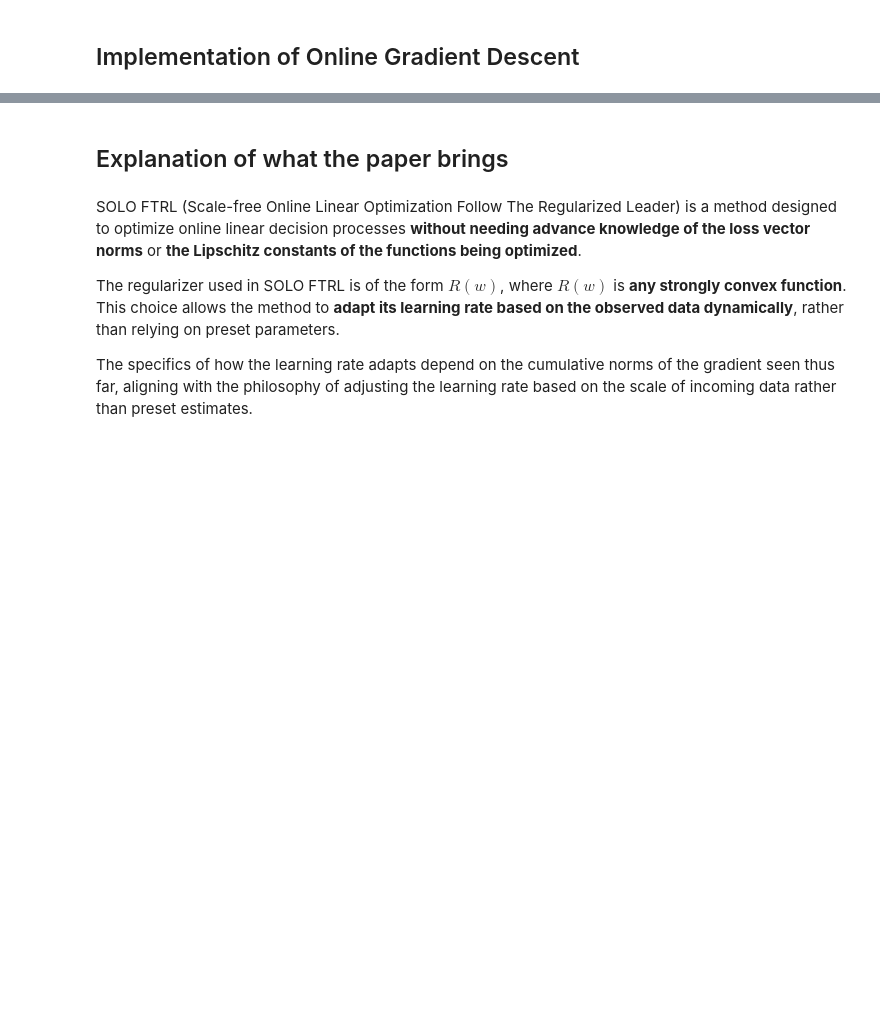
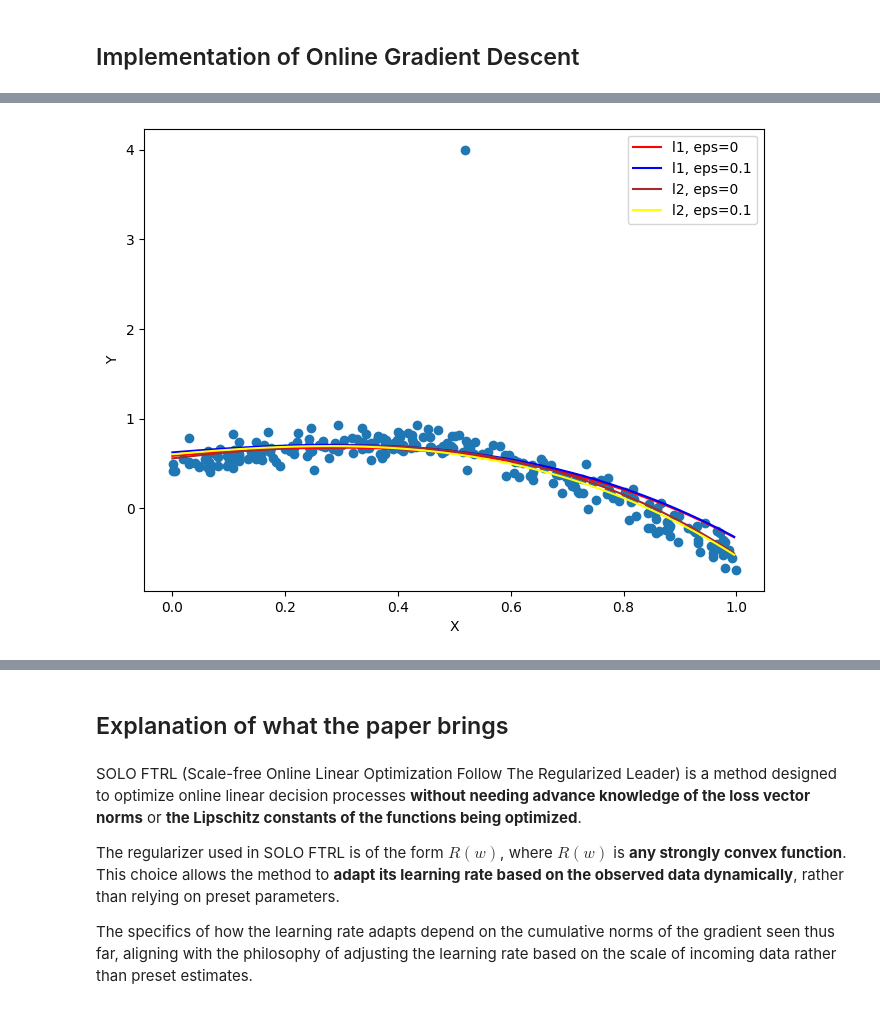
Before and after one commit to omeurer/ESSEC_seq_opt, a Jupyter notebook: final_notebook.ipynb, the cells around one changed output, grey strips where cells are left out. Saved outputs shown, nothing was run; the diff lists cells and outputs as text; code cells hidden in the pictures; blank space fills up the shorter version.

```diff
--- a/final_notebook.ipynb
+++ b/final_notebook.ipynb
@@ -71,6 +74,6 @@ $$ L_{\epsilon, p}(u) = max(|u| − ε, 0)^p$$
 # %%
-def OnlineLoss(param, x, y, degree=1, eps=0):
+def lipschitz_loss(param, x, y, L):
 
     """ Returns the loss of a single point regarding y (dim 1) and x (multi dimension point)"""
-    l = np.max(np.abs(y-np.dot(param, x))-eps,0)**degree
-    return(l)
+
+    return np.clip(np.abs(y - np.dot(param, x)), 0, L)
@@ -103,0 +113,75 @@ ValueError: shapes (1,) and (10,) not aligned: 1 (dim 0) != 10 (dim 0)
+# %%
+
+
+n = 250
+d = 4
+noise = 0.1
+
+design = np.random.uniform(low=0, high=1, size=n)
+X = np.ones(shape=(n,d))
+for i in range(1,d):
+    X[:,i] = design**i
+Y = 1-design**2-np.abs(design-0.5) + noise*np.random.normal(size=n)
+
+Y[100] = 4  ## use this line to test the effect of an outlier
+
+# online learning, compare 4 estimators (loss=absolute or quadratic, epsilon=0 or 0.1),
+# but we will only compare their absolute losses
+
+params = np.zeros(shape=(4,d))
+quad_losses = np.zeros(shape=(4,n))
+
+for i in range(n):
+    quad_losses[0,i] = OnlineLoss(params[0], X[i], Y[i], degree=2, eps=0)
+    quad_losses[1,i] = OnlineLoss(params[1], X[i], Y[i], degree=2, eps=0)
+    quad_losses[2,i] = OnlineLoss(params[2], X[i], Y[i], degree=2, eps=0)
+    quad_losses[3,i] = OnlineLoss(params[3], X[i], Y[i], degree=2, eps=0)
+    params[0] = params[0]-OnlineGradient(params[0], X[i], Y[i], degree=1, eps=0)/np.sqrt(i+1)
+    params[1] = params[1]-OnlineGradient(params[1], X[i], Y[i], degree=1, eps=0.1)/np.sqrt(i+1)
+    params[2] = params[2]-OnlineGradient(params[2], X[i], Y[i], degree=2, eps=0)/np.sqrt(i+1)
+    params[3] = params[3]-OnlineGradient(params[3], X[i], Y[i], degree=2, eps=0.1)/np.sqrt(i+1)
+
+    # plot the final estimates
+
+grid = np.arange(0,1,1/n)
+Xgrid = np.ones(shape=(n,d))
+for i in range(1,d):
+    Xgrid[:,i] = grid**i
+
+plt.figure(figsize=(8,6))
+plt.ylabel("Y")
+plt.xlabel("X")
+plt.plot(grid, params[0]@Xgrid.transpose(), color="red", label="l1, eps=0")
+plt.plot(grid, params[1]@Xgrid.transpose(), color="blue", label="l1, eps=0.1")
+plt.plot(grid, params[2]@Xgrid.transpose(), color="brown", label="l2, eps=0")
+plt.plot(grid, params[3]@Xgrid.transpose(), color="yellow", label="l2, eps=0.1")
+plt.scatter(design, Y)
+plt.legend()
+plt.show()
+
+# plot the cumulated errors
+
+plt.figure(figsize=(8,6))
+plt.ylabel("cumulated quadratic loss")
+plt.xlabel("step")
+plt.plot(np.cumsum(quad_losses[0]), color="red", label="l1, eps=0")
+plt.plot(np.cumsum(quad_losses[1]), color="blue", label="l1, eps=0.1")
+plt.plot(np.cumsum(quad_losses[2]), color="brown", label="l2, eps=0")
+plt.plot(np.cumsum(quad_losses[3]), color="yellow", label="l2, eps=0.1")
+plt.legend()
+plt.show()
+
+# plot the online mean error
+
+plt.figure(figsize=(8,6))
+plt.ylabel("cumulated quadratic loss")
+plt.xlabel("step")
+NN = np.arange(1,251)
+plt.plot(np.cumsum(quad_losses[0])/NN, color="red", label="l1, eps=0")
+plt.plot(np.cumsum(quad_losses[1])/NN, color="blue", label="l1, eps=0.1")
+plt.plot(np.cumsum(quad_losses[2])/NN, color="brown", label="l2, eps=0")
+plt.plot(np.cumsum(quad_losses[3])/NN, color="yellow", label="l2, eps=0.1")
+plt.legend()
+plt.show()
+# %% [output]
+[figure, added]
```
Also changed, not shown: parts of 10 cells of this notebook.
